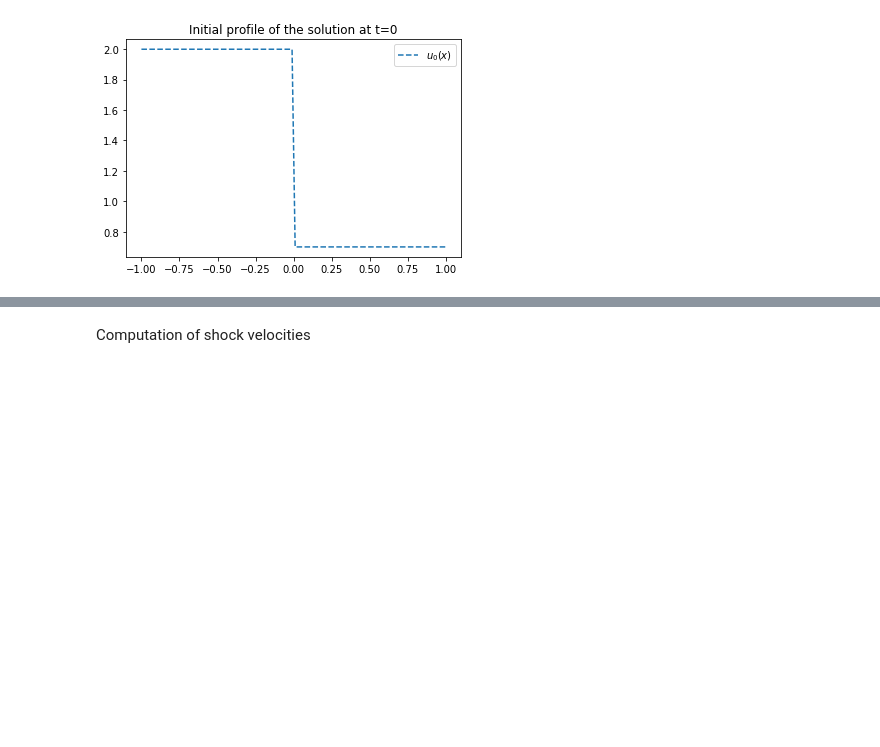
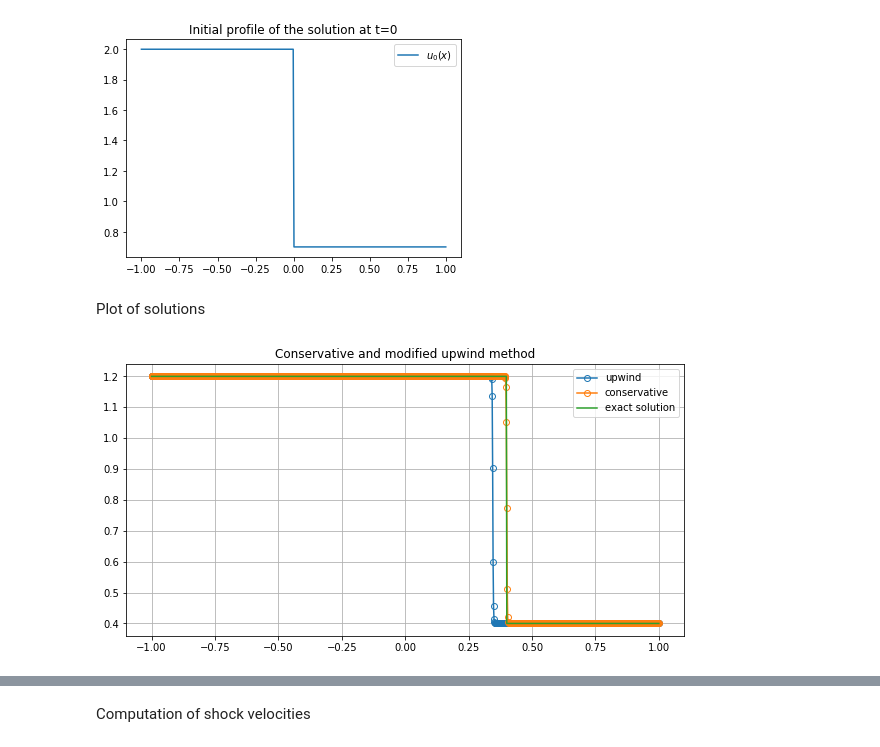
Before and after one commit to fdrmrc/HigherNumericalMathematicsPS, a Jupyter notebook: Sheet3/Burgers_Upwinds.ipynb, the cells around one changed output, grey strips where cells are left out. Cells and saved outputs as stored; diff of their text form; code cells hidden in the pictures; blank space fills up the shorter version.

```diff
--- a/Sheet3/Burgers_Upwinds.ipynb
+++ b/Sheet3/Burgers_Upwinds.ipynb
@@ -4,8 +4,8 @@ import matplotlib.pyplot as plt
 from math import pi
 
 
-a=-1
-b=1
+a = -1
+b = 1
 
 def u0(x,ul,ur):
     return np.piecewise(x, [x < 0, x >= 0], [lambda x: ul, lambda x: ur])
@@ -33,8 +33,8 @@ def shock_speed_compute(u):
 
 
 
-x=np.linspace(a,b,100)
-plt.plot(x,u0(x,2,0.7),'--',label='$u_0(x)$')
+x=np.linspace(a,b,400)
+plt.plot(x,u0(x,2,0.7),'-',label='$u_0(x)$')
 plt.title('Initial profile of the solution at t=0')
 plt.legend()
 plt.show()
@@ -82,3 +82,17 @@ ShockSpeed=(ul+ur)/2
 x=np.linspace(a,b,nx+1)
 unc=noncon_upwind(dx,dt,tf,ul,ur)
 ucon=conservative_upwind(dx,dt,tf,ul,ur)
+# %% [markdown]
+Plot of solutions
+# %%
+#plots
+plt.figure(figsize=(10,5))
+plt.plot(x,unc,'-o',markerfacecolor='none',label='upwind')
+plt.plot(x,ucon,'-o',markerfacecolor='none',label='conservative')
+plt.plot(x,uexact(x,tf,ul,ur),label='exact solution')
+plt.legend()
+plt.grid()
+plt.title('Conservative and modified upwind method')
+plt.show()
+# %% [output]
+[figure, added]
```
Also changed, not shown: parts of 8 cells of this notebook.
